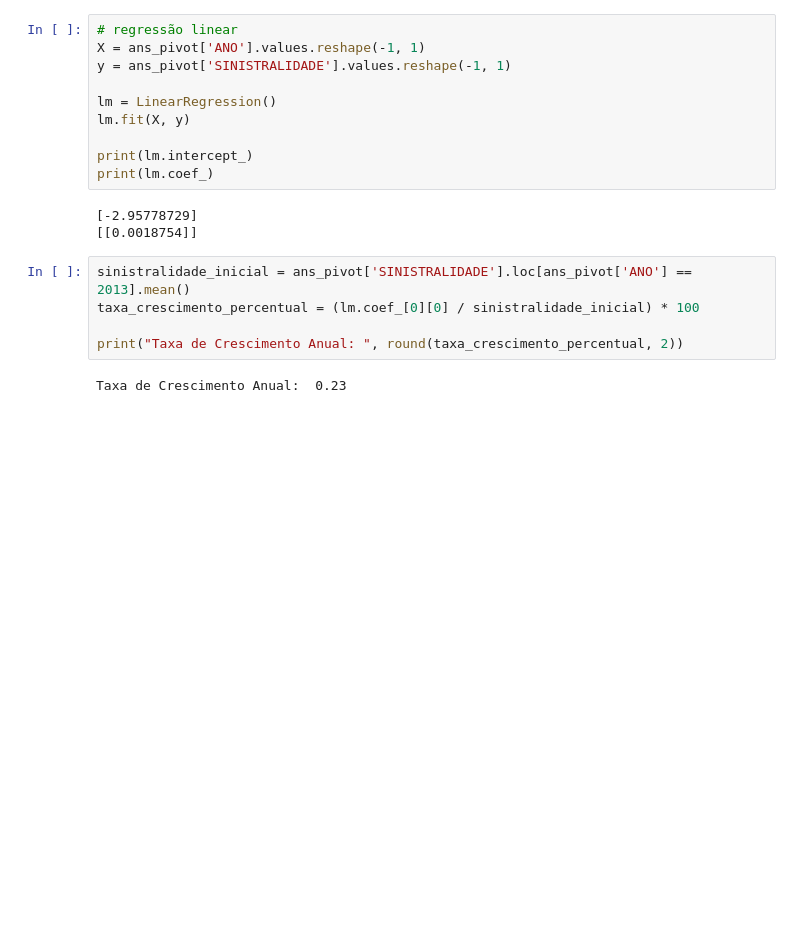
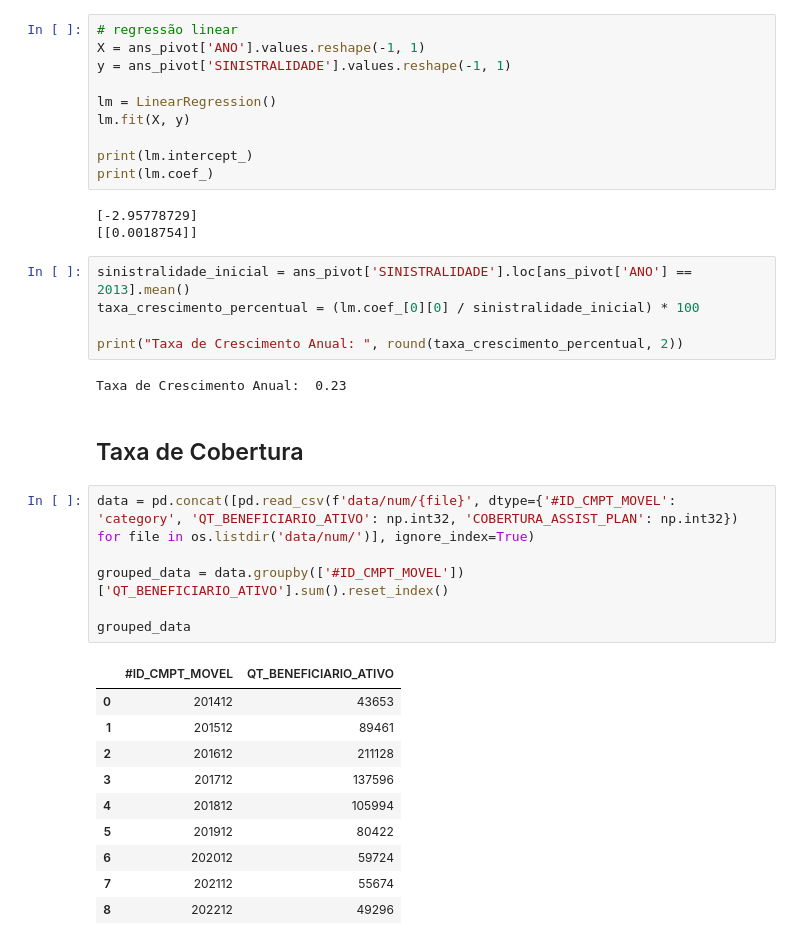
Before and after one commit to ianaraujo/ipcap-hapvida, a Jupyter notebook: sinistralidade.ipynb, the cells around one changed output. Saved outputs shown, nothing was run; the diff lists cells and outputs as text; blank space fills up the shorter version.

```diff
--- a/sinistralidade.ipynb
+++ b/sinistralidade.ipynb
@@ -171,3 +172,22 @@ taxa_crescimento_percentual = (lm.coef_[0][0] / sinistralidade_inicial) * 100
 print("Taxa de Crescimento Anual: ", round(taxa_crescimento_percentual, 2))
 # %% [output]
 Taxa de Crescimento Anual:  0.23
+# %% [markdown]
+## Taxa de Cobertura
+# %%
+data = pd.concat([pd.read_csv(f'data/num/{file}', dtype={'#ID_CMPT_MOVEL': 'category', 'QT_BENEFICIARIO_ATIVO': np.int32, 'COBERTURA_ASSIST_PLAN': np.int32}) for file in os.listdir('data/num/')], ignore_index=True)
+
+grouped_data = data.groupby(['#ID_CMPT_MOVEL'])['QT_BENEFICIARIO_ATIVO'].sum().reset_index()
+
+grouped_data
+# %% [output]
+|  | #ID_CMPT_MOVEL | QT_BENEFICIARIO_ATIVO |
+| 0 | 201412 | 43653 |
+| 1 | 201512 | 89461 |
+| 2 | 201612 | 211128 |
+| 3 | 201712 | 137596 |
+| 4 | 201812 | 105994 |
+| 5 | 201912 | 80422 |
+| 6 | 202012 | 59724 |
+| 7 | 202112 | 55674 |
+| 8 | 202212 | 49296 |
```
Also changed, not shown: parts of 2 cells of this notebook, 3 other files.
